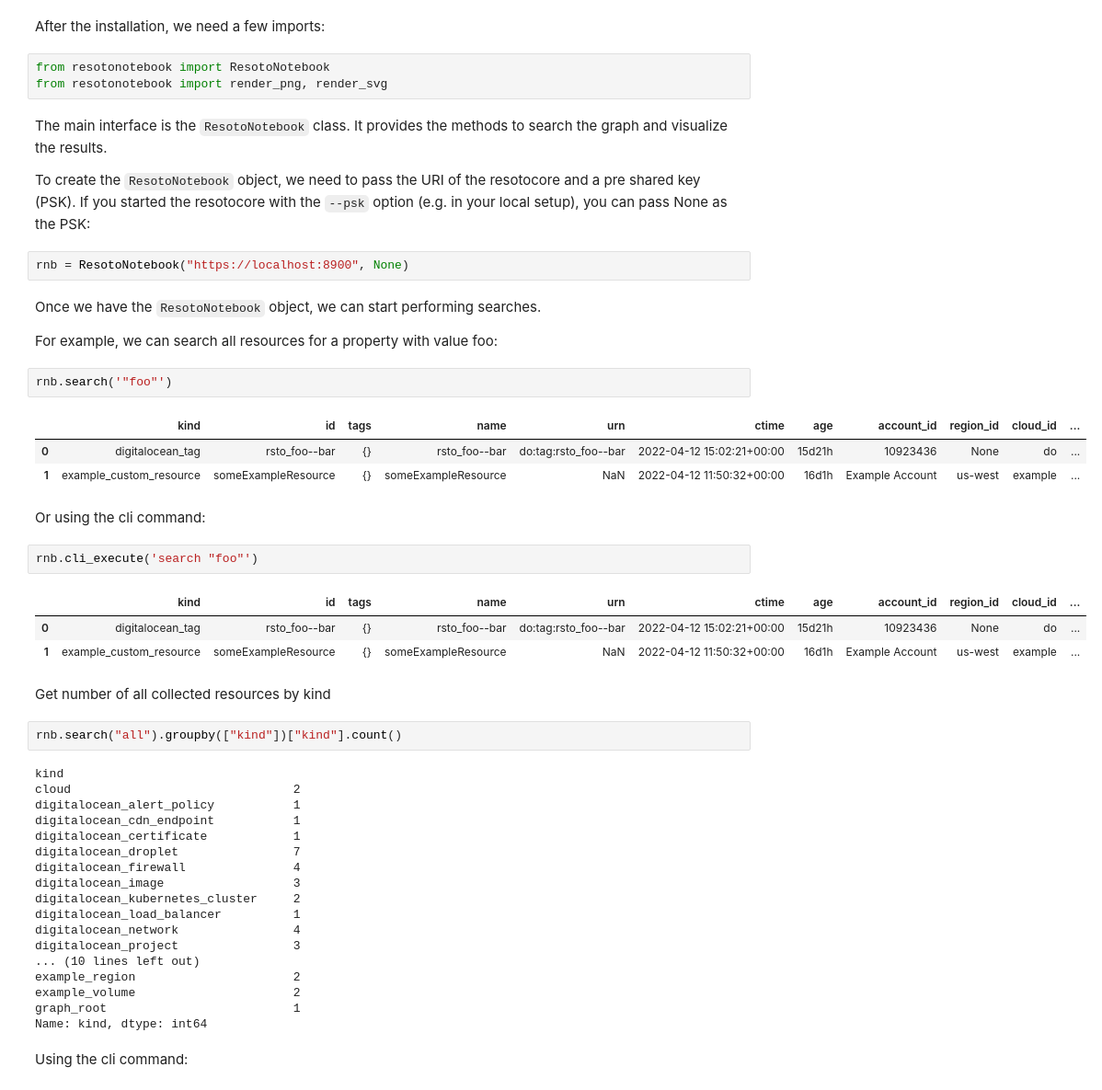
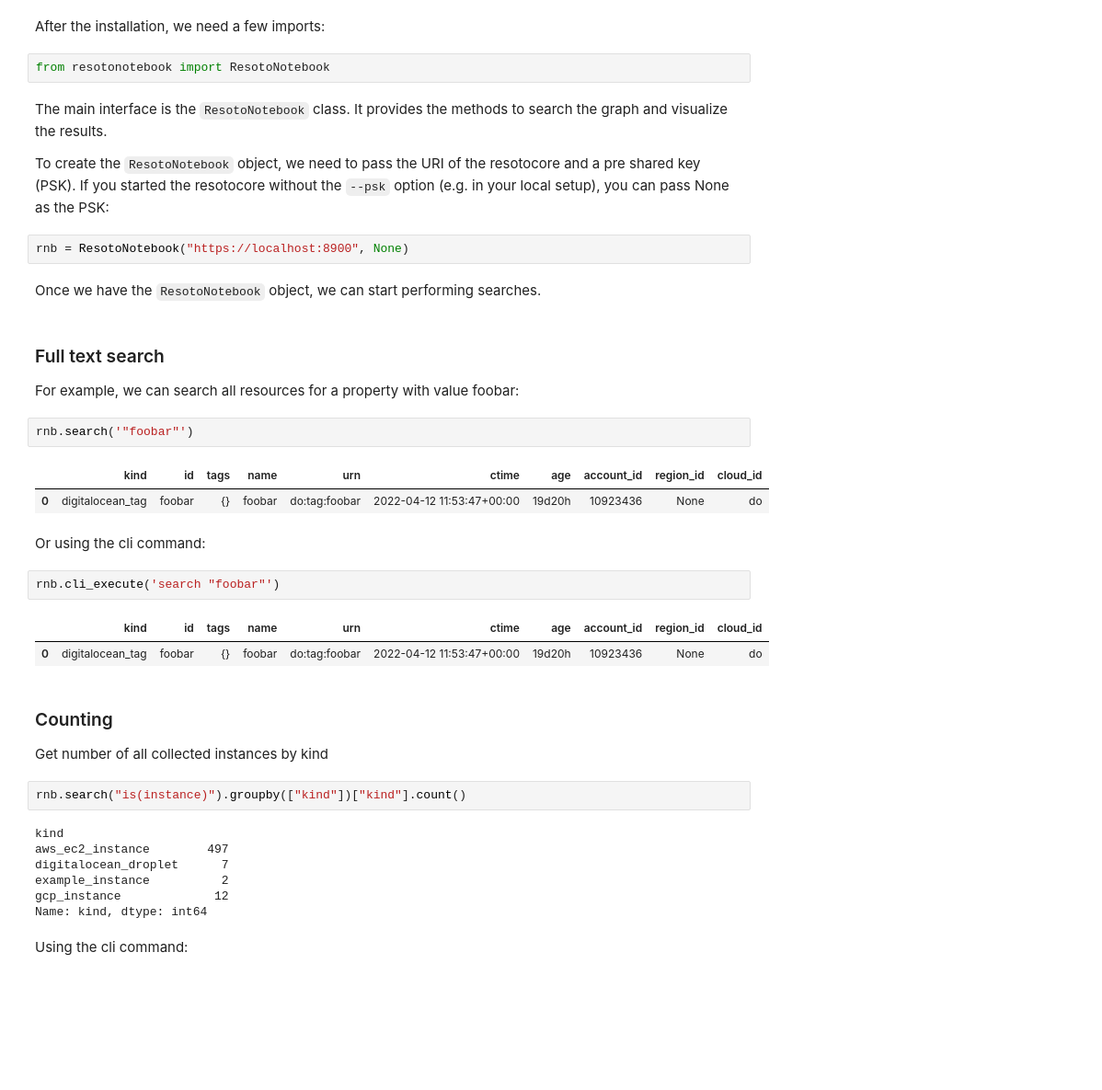
Before and after one commit to someengineering/resotonotebook, a Jupyter notebook: examples/example.ipynb, the cells around one changed output. Shown at 92% size. Drawn from its saved outputs; the diff is of its cells as text; blank space fills up the shorter version.

```diff
--- a/examples/example.ipynb
+++ b/examples/example.ipynb
@@ -15,52 +15,42 @@ To get started, let's install the resotonotebook library first (uncomment the ne
 After the installation, we need a few imports:
 # %%
 from resotonotebook import ResotoNotebook
-from resotonotebook import render_png, render_svg
 # %% [markdown]
 The main interface is the `ResotoNotebook` class. It provides the methods to search the graph and visualize the results.
 
-To create the `ResotoNotebook` object, we need to pass the URI of the resotocore and a pre shared key (PSK). If you started the resotocore with the `--psk` option (e.g. in your local setup), you can pass None as the PSK:
+To create the `ResotoNotebook` object, we need to pass the URI of the resotocore and a pre shared key (PSK). If you started the resotocore without the `--psk` option (e.g. in your local setup), you can pass None as the PSK:
 # %%
 rnb = ResotoNotebook("https://localhost:8900", None)
 # %% [markdown]
 Once we have the `ResotoNotebook` object, we can start performing searches.
-
-For example, we can search all resources for a property with value foo:
+# %% [markdown]
+### Full text search
+
+For example, we can search all resources for a property with value foobar:
 # %%
-rnb.search('"foo"')
+rnb.search('"foobar"')
 # %% [output]
-|  | kind | id | tags | name | urn | ctime | age | account_id | region_id | cloud_id | ... |
-| 0 | digitalocean_tag | rsto_foo--bar | {} | rsto_foo--bar | do:tag:rsto_foo--bar | 2022-04-12 15:02:21+00:00 | 15d21h | 10923436 | None | do | ... |
-| 1 | example_custom_resource | someExampleResource | {} | someExampleResource | NaN | 2022-04-12 11:50:32+00:00 | 16d1h | Example Account | us-west | example | ... |
+|  | kind | id | tags | name | urn | ctime | age | account_id | region_id | cloud_id |
+| 0 | digitalocean_tag | foobar | {} | foobar | do:tag:foobar | 2022-04-12 11:53:47+00:00 | 19d20h | 10923436 | None | do |
 # %% [markdown]
 Or using the cli command:
 # %%
-rnb.cli_execute('search "foo"')
+rnb.cli_execute('search "foobar"')
 # %% [output]
-|  | kind | id | tags | name | urn | ctime | age | account_id | region_id | cloud_id | ... |
-| 0 | digitalocean_tag | rsto_foo--bar | {} | rsto_foo--bar | do:tag:rsto_foo--bar | 2022-04-12 15:02:21+00:00 | 15d21h | 10923436 | None | do | ... |
-| 1 | example_custom_resource | someExampleResource | {} | someExampleResource | NaN | 2022-04-12 11:50:32+00:00 | 16d1h | Example Account | us-west | example | ... |
+|  | kind | id | tags | name | urn | ctime | age | account_id | region_id | cloud_id |
+| 0 | digitalocean_tag | foobar | {} | foobar | do:tag:foobar | 2022-04-12 11:53:47+00:00 | 19d20h | 10923436 | None | do |
 # %% [markdown]
-Get number of all collected resources by kind
+### Counting
+
+Get number of all collected instances by kind
 # %%
-rnb.search("all").groupby(["kind"])["kind"].count()
+rnb.search("is(instance)").groupby(["kind"])["kind"].count()
 # %% [output]
 kind
-cloud                               2
-digitalocean_alert_policy           1
-digitalocean_cdn_endpoint           1
-digitalocean_certificate            1
-digitalocean_droplet                7
-digitalocean_firewall               4
-digitalocean_image                  3
-digitalocean_kubernetes_cluster     2
-digitalocean_load_balancer          1
-digitalocean_network                4
-digitalocean_project                3
-... (10 lines left out)
-example_region                      2
-example_volume                      2
-graph_root                          1
+aws_ec2_instance        497
+digitalocean_droplet      7
+example_instance          2
+gcp_instance             12
 Name: kind, dtype: int64
 # %% [markdown]
 Using the cli command:
```
Also changed, not shown: parts of 30 cells of this notebook, 4 other files.
